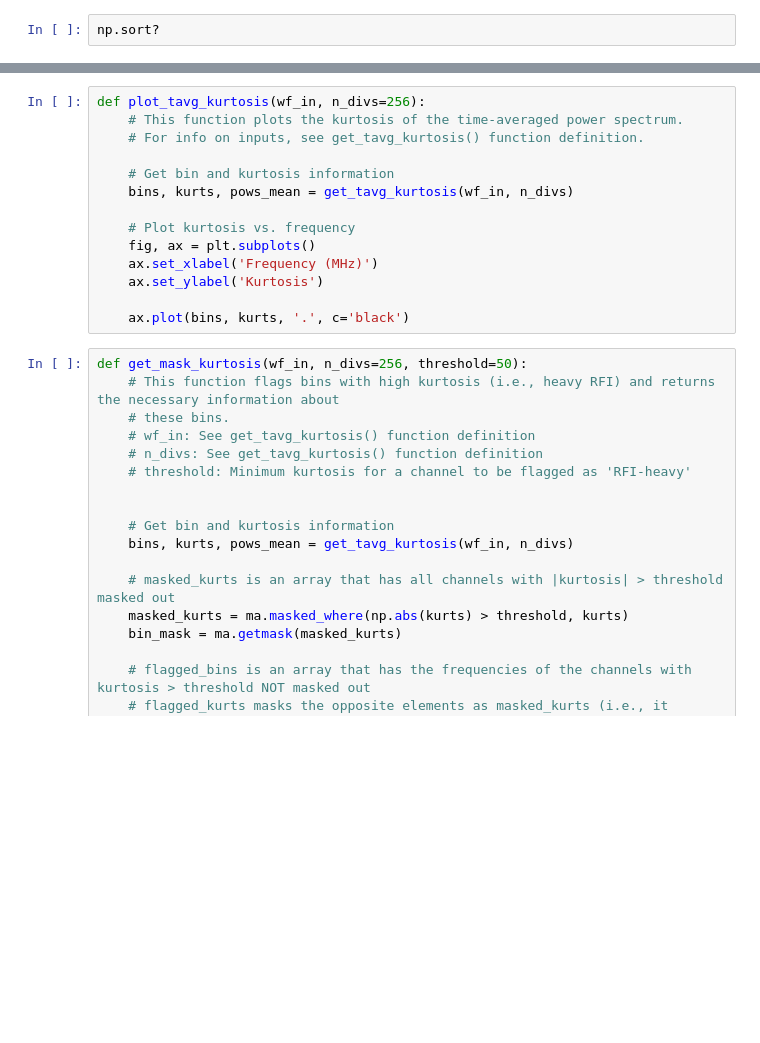
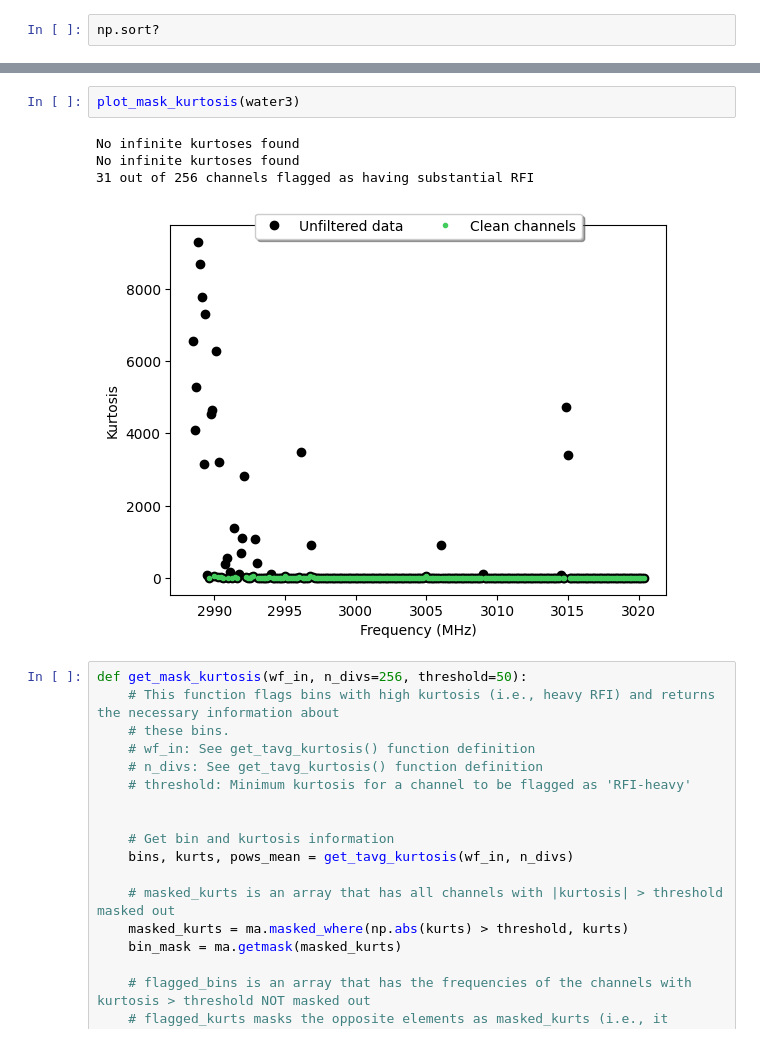
Before and after one commit to jareds-laf/playing-with-cosmic-data, a Jupyter notebook: filterbank/filterbank_rfi_id_kurtosis.ipynb, the cells around one changed output, grey strips where cells are left out. Saved outputs shown, nothing was run; the diff lists cells and outputs as text; blank space fills up the shorter version.

```diff
--- a/filterbank/filterbank_rfi_id_kurtosis.ipynb
+++ b/filterbank/filterbank_rfi_id_kurtosis.ipynb
@@ -138,17 +193,10 @@ def get_tavg_kurtosis(wf_in, n_divs=256):
 # %%
-def plot_tavg_kurtosis(wf_in, n_divs=256):
-    # This function plots the kurtosis of the time-averaged power spectrum.
-    # For info on inputs, see get_tavg_kurtosis() function definition.
-
-    # Get bin and kurtosis information
-    bins, kurts, pows_mean = get_tavg_kurtosis(wf_in, n_divs)
-
-    # Plot kurtosis vs. frequency
-    fig, ax = plt.subplots()
-    ax.set_xlabel('Frequency (MHz)')
-    ax.set_ylabel('Kurtosis')
-
-    ax.plot(bins, kurts, '.', c='black')
+plot_mask_kurtosis(water3)
+# %% [output]
+No infinite kurtoses found
+No infinite kurtoses found
+31 out of 256 channels flagged as having substantial RFI
+[figure, added]
 # %%
 def get_mask_kurtosis(wf_in, n_divs=256, threshold=50):
     # This function flags bins with high kurtosis (i.e., heavy RFI) and returns the necessary information about
```
Also changed, not shown: parts of 13 cells of this notebook, 2 other files.
